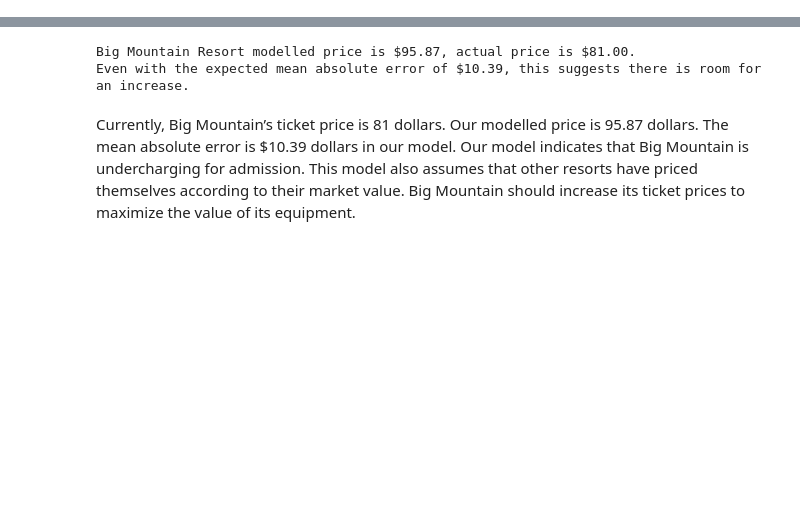
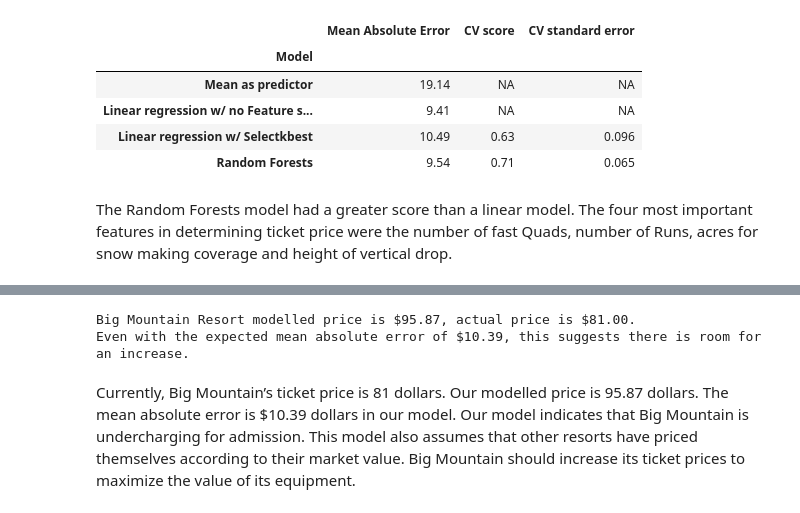
Before and after one commit to jrisdana/DataScienceGuidedCapstone, a Jupyter notebook: Notebooks/Guided Capstone Project Report.ipynb, the cells around one changed output, grey strips where cells are left out. Cells and saved outputs as stored; diff of their text form; code cells hidden in the pictures; blank space fills up the shorter version.

```diff
--- a/Notebooks/Guided Capstone Project Report.ipynb
+++ b/Notebooks/Guided Capstone Project Report.ipynb
@@ -19,3 +123,20 @@ from IPython.display import display, Image
+# %%
+models_table = {'Model': ['Mean as predictor','Linear regression w/ no Feature selection','Linear regression w/ Selectkbest','Random Forests'],
+        'Mean Absolute Error': [19.14, 9.41, 10.49, 9.54],
+        'CV score': ['NA', 'NA', .63, .71],
+        'CV standard error': ['NA', 'NA', .096, .065]}
+
+df = pd.DataFrame(models_table, columns = ['Model', 'Mean Absolute Error', 'CV score', 'CV standard error'])
+df.set_index('Model')
+# %% [output]
+|  | Mean Absolute Error | CV score | CV standard error |
+| Model |  |  |  |
+| Mean as predictor | 19.14 | NA | NA |
+| Linear regression w/ no Feature s... | 9.41 | NA | NA |
+| Linear regression w/ Selectkbest | 10.49 | 0.63 | 0.096 |
+| Random Forests | 9.54 | 0.71 | 0.065 |
+# %% [markdown]
+The Random Forests model had a greater score than a linear model. The four most important features in determining ticket price were the number of fast Quads, number of Runs, acres for snow making coverage and height of vertical drop.
 # %%
 expected_model_version = '1.0'
 model_path = '../models/ski_resort_pricing_model.pkl'
```
Also changed, not shown: parts of 12 cells of this notebook.
